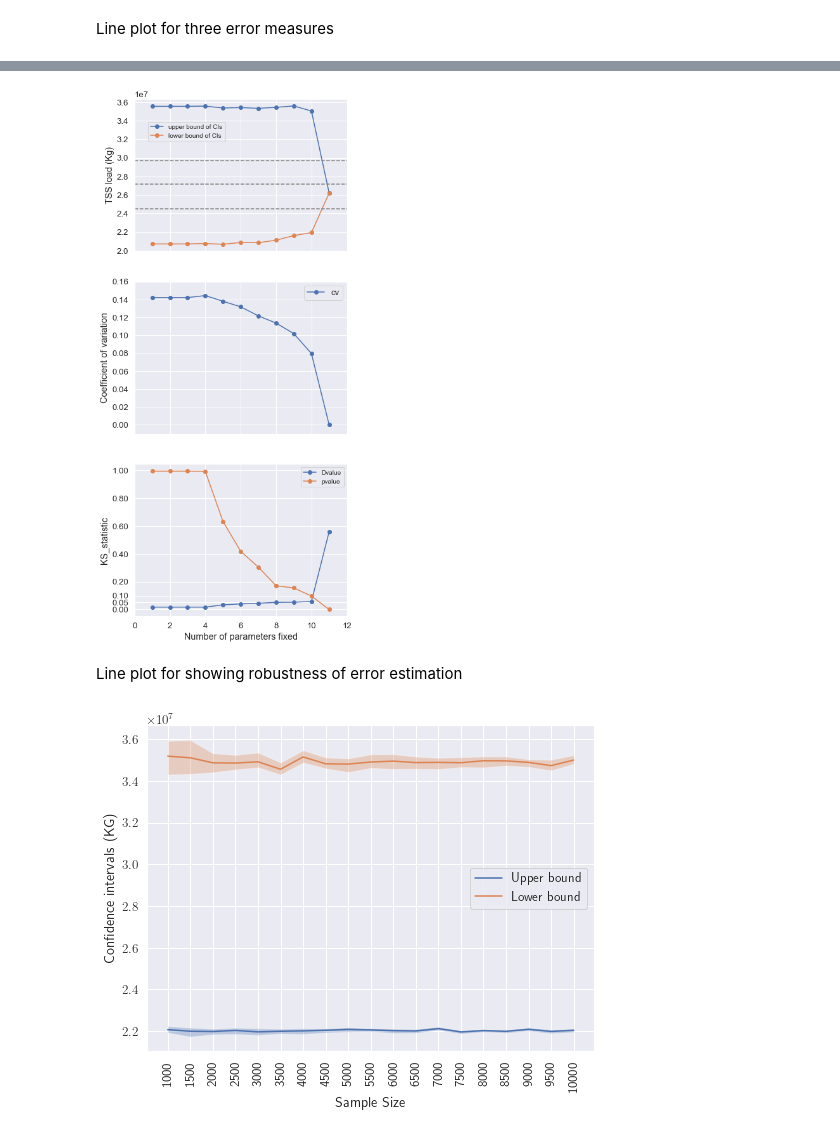
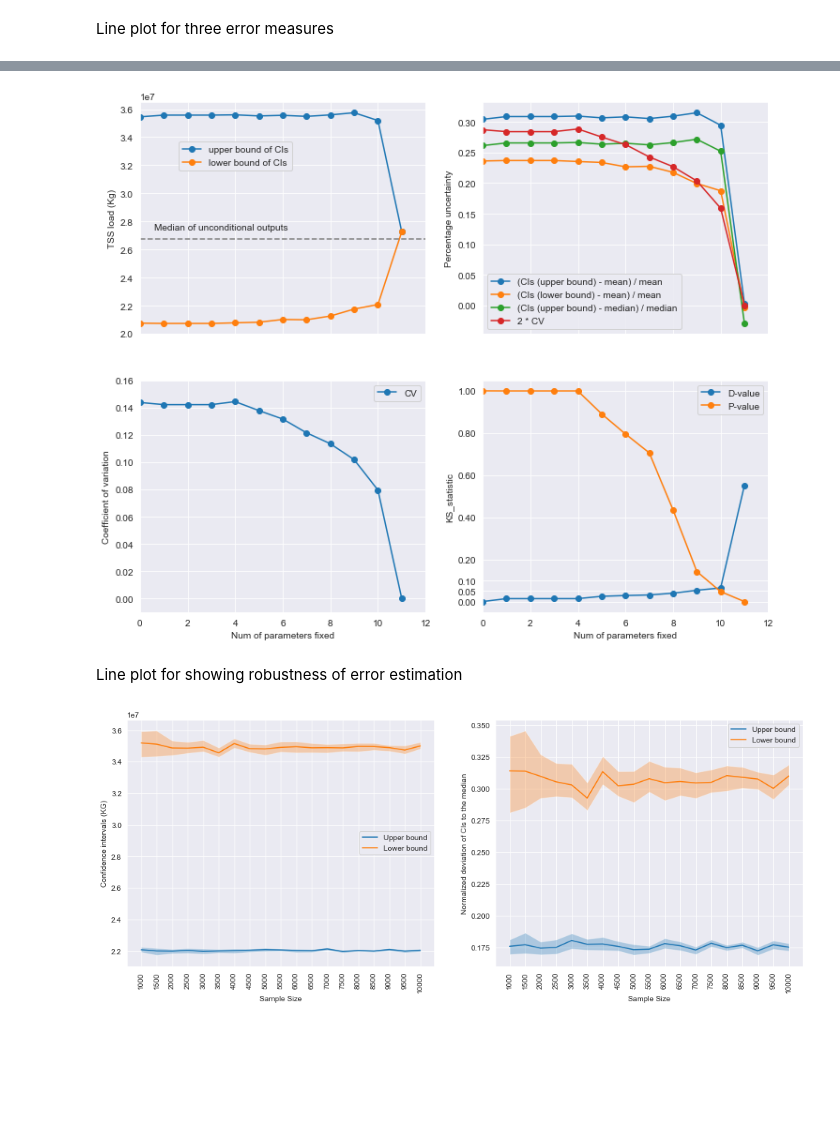
Before and after one commit to QianWanghhu/factor_fixing, a Jupyter notebook: qian_dev/visualization.ipynb, the cells around one changed output, grey strips where cells are left out. Drawn from its saved outputs; the diff is of its cells as text; code cells hidden in the pictures; blank space fills up the shorter version.

Commit message:
Changes on plotting confidence intervals
Update to use CV, deviation to the median and mean to show different percentage uncertainty changes.

```diff
--- a/qian_dev/visualization.ipynb
+++ b/qian_dev/visualization.ipynb
@@ -131,7 +131,7 @@ plot_heatmap(df, save=False, save_name=filename.split('.')[0])
 Line plot for three error measures
 # %%
 # prepare the data for plot: confidence intervals and the coefficient of variation
-filepath = '../output/paper/error_measures2/'
+filepath = '../output/paper/error_measures/'
 filename = ['cf_upper', 'cf_lower', 'cv', 'conf_width_relative_95', 'ks', 'pvalue']
 # read statistics from the file y_uncond_stats.json
 with open(f'{filepath}y_uncond_stats.json', 'r') as fp: y_uncond_stat = json.load(fp)
@@ -146,3 +146,13 @@ for f in filename:
 df.index = np.arange(df.shape[0], 0, -1)
 df.index.name = 'Num of parameters fixed'
 df.reset_index(inplace=True)
+# add the one with no parameter fixed
+df.loc[11, :] = [0, y_uncond_stat['cf_upper'], y_uncond_stat['cf_lower'],
+                y_uncond_stat['cv'], 1, 0, 1]
+# %%
+# add the relative change of CIs formed as the deviation to median
+cf_median = (y_uncond_stat['cf_upper'] + y_uncond_stat['cf_lower']) / 2
+df.loc[:, 'upper_mean'] = (df.cf_upper - y_uncond_stat['mean']) / y_uncond_stat['mean']
+df.loc[:, 'lower_mean'] = (y_uncond_stat['mean'] - df.cf_lower) / y_uncond_stat['mean']
+df.loc[:, 'cf_median_mean'] = (df.cf_upper - cf_median) / cf_median
+df.loc[:, 'cf_cv'] = 2 * df['cv']
@@ -149,29 +175,39 @@ df.reset_index(inplace=True)
 # %%
 # Line plot
 sns.set_style('darkgrid')
 fs = 10
-fig, axes = plt.subplots(3, 1, sharex=True)
-ax = df.plot(x='Num of parameters fixed', y=filename[0:2],
-            figsize=(6, 15), marker='o', ax=axes[0])
-# ax.text(0.5, 0.8, '25th percentile of unconditional outputs')
-for i in range(3): ax.axhline(c='grey',linestyle='--', y=list(y_uncond_stat.values())[i])
+fig, axes = plt.subplots(2, 2, sharex=True)
+x_col = 'Num of parameters fixed'
+ax = df.plot(x=x_col, y=filename[0:2],
+            figsize=(12, 10), marker='o', ax=axes[0, 0])
+
+ax.axhline(c='grey',linestyle='--', y=y_uncond_stat['median'])
+# ax.axhline(c='grey',linestyle='--', y=y_uncond_stat['cf_upper'])
+ax.text(0.05, 0.45, 'Median of unconditional outputs', transform=ax.transAxes) #c='k',
 
 ax.set_ylabel('TSS load (Kg)')
-ax.legend(['upper bound of CIs', 'lower bound of CIs'], fontsize=fs, bbox_to_anchor=(0.05, 0.7))
-ax1 = df.plot('Num of parameters fixed', filename[2],
-            ax=axes[1], marker='o')
-ax1.set_ylim(-0.01, 0.16)
-ax1.set_ylabel('Coefficient of variation')
-# ax1.legend(['default', 'average'], fontsize=10)
-ax2 = df.plot('Num of parameters fixed',filename[4:], marker='o', ax=axes[2])
-ax2.set_xlim(*x_range)
-ax2.set_yticks([0, 0.05, 0.1, 0.2, 0.4, 0.6, 0.8, 1.0])
-ax2.set_ylabel('KS_statistic')
-ax2.legend(['Dvalue', 'pvalue'], fontsize=fs) ;
-ax2.set_xlabel('Number of parameters fixed') ;
-plt.savefig(f'{fpath_save}/measures_combine.png', format='png', dpi=300, bbox_inches='tight')
+ax.legend(['upper bound of CIs', 'lower bound of CIs'], fontsize=fs, bbox_to_anchor=(0.55, 0.85))
+
+ax1 = df.plot(x_col, ['upper_mean', 'lower_mean', 'cf_median_mean', 'cf_cv'], marker='o', ax=axes[0, 1])
+ax1.set_ylabel('Percentage uncertainty')
+ax1.legend(['(CIs (upper bound) - mean) / mean', '(CIs (lower bound) - mean) / mean', '(CIs (upper bound) - median) / median', '2 * CV'], fontsize=fs)
+
+ax2 = df.plot(x_col, filename[2],
+            ax=axes[1, 0], marker='o')
+ax2.set_ylim(-0.01, 0.16)
+ax2.set_ylabel('Coefficient of variation')
+ax2.legend(['CV'], fontsize=fs)
+
+ax3 = df.plot(x_col,filename[4:], marker='o', ax=axes[1, 1])
+ax3.set_xlim(*x_range)
+ax3.set_yticks([0, 0.05, 0.1, 0.2, 0.4, 0.6, 0.8, 1.0])
+ax3.set_ylabel('KS_statistic')
+ax3.legend(['D-value', 'P-value'], fontsize=fs) ;
+ax3.set_xlabel(x_col);
+fpath_save = '../output/paper/figure/'
+# plt.savefig(f'{fpath_save}/measures_two_panel.png', format='png', dpi=300, bbox_inches='tight')
 # %% [output]
-[figure, old version]
+[figure, new version]
 # %% [markdown]
 Line plot for showing robustness of error estimation
 # %%
@@ -199,12 +233,24 @@ cols = df.columns
 # %%
+
 plt.rcParams.update({'font.size': 10})
-ax = df[cols[[0, 3]]].plot(figsize=(8, 6))
+fig, axes = plt.subplots(1, 2)
+ax = df[cols[[0, 3]]].plot(figsize=(16, 6), ax=axes[0])
+plt.sca(axes[0])
 plt.xticks(range(len(df.index)), df.index, rotation=90)
 ax.fill_between(df.index, df[cols[1]], df[cols[2]], alpha=0.3)
 ax.fill_between(df.index, df[cols[4]], df[cols[5]], alpha=0.3)
 ax.set_xlabel('Sample Size');
 ax.set_ylabel('Confidence intervals (KG)');
 ax.legend(['Upper bound', 'Lower bound'])
-plt.savefig('../output/paper/figure/'+'confidence_intervals_adaptive.png', format='png', dpi=300, layout='tight')
+
+ax1 = df_ratio[cols[[0, 3]]].plot(ax=axes[1])
+plt.sca(axes[1])
+plt.xticks(range(len(df_ratio.index)), df_ratio.index, rotation=90)
+ax1.fill_between(df.index, df_ratio[cols[1]], df_ratio[cols[2]], alpha=0.3)
+ax1.fill_between(df.index, df_ratio[cols[4]], df_ratio[cols[5]], alpha=0.3)
+ax1.set_xlabel('Sample Size');
+ax1.set_ylabel('Normalized deviation of CIs to the median');
+ax1.legend(['Upper bound', 'Lower bound']);
+plt.savefig('../output/paper/figure/'+'conf_adaptive_two_panels.png', format='png', dpi=300, layout='tight')
 # %% [output]
-[figure, old version]
+[figure, new version]
```
Also changed, not shown: parts of 7 cells of this notebook.
